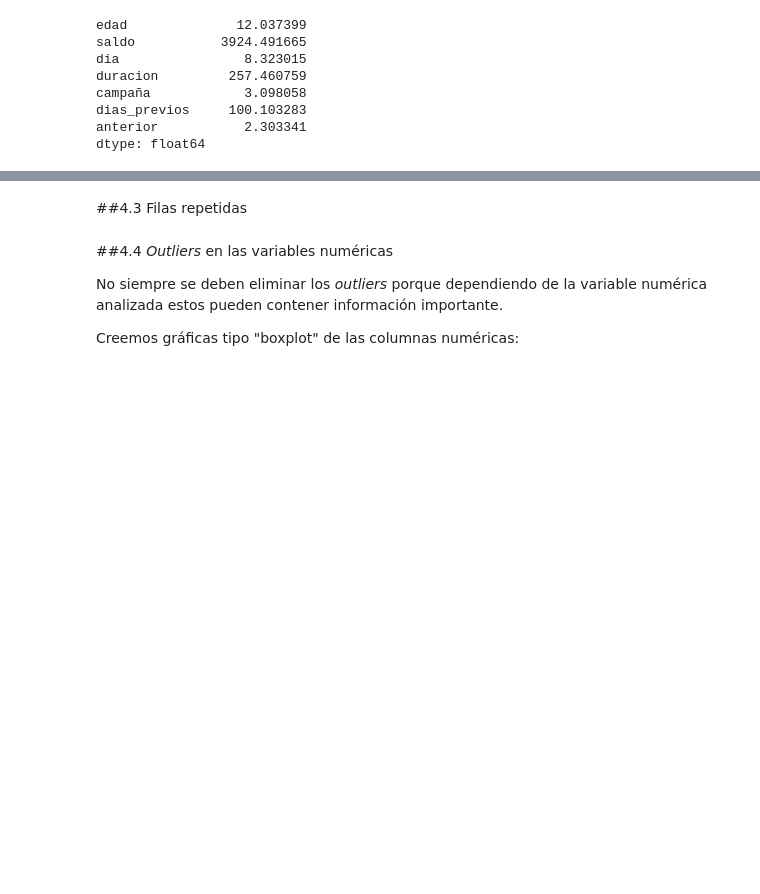
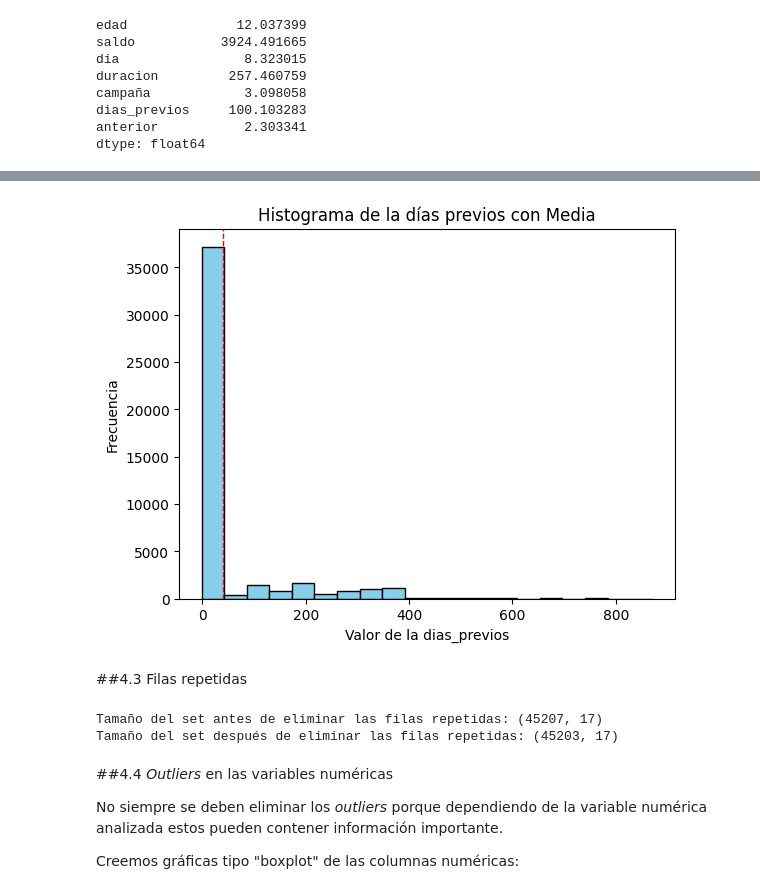
Before and after one commit to jarapha/TalentoTech, a Jupyter notebook: Laboratorio1_TalentoTech.ipynb, the cells around one changed output, grey strips where cells are left out. Saved outputs shown, nothing was run; the diff lists cells and outputs as text; code cells hidden in the pictures; blank space fills up the shorter version.

```diff
--- a/Laboratorio1_TalentoTech.ipynb
+++ b/Laboratorio1_TalentoTech.ipynb
@@ -399,25 +410,30 @@ print("Promedio de dias de contacto:", media)
 # %%
 # Graficar un histograma del atributo "pdays"
-plt.hist(data['pdays'], bins=20, color='skyblue', edgecolor='black')
+plt.hist(df['dias_previos'], bins=20, color='skyblue', edgecolor='black')
 
 # Agregar una línea vertical para mostrar la media
 plt.axvline(media, color='red', linestyle='dashed', linewidth=1)
 
 # Etiquetas y título
-plt.xlabel('Valor de la pdays')
+plt.xlabel('Valor de la dias_previos')
 plt.ylabel('Frecuencia')
-plt.title('Histograma de la pdays con Media')
+plt.title('Histograma de la días previos con Media')
 
 # Mostrar la gráfica
 plt.show()
+# %% [output]
+[figure, added]
 # %% [markdown]
 ##4.3 Filas repetidas
 # %%
 #Mostramos la cantidad de registros antes de aplicar una transformación, limpieza o filtro
-print(f'Tamaño del set antes de eliminar las filas repetidas: {data.shape}')
-data.drop_duplicates(inplace=True)
+print(f'Tamaño del set antes de eliminar las filas repetidas: {df.shape}')
+df.drop_duplicates(inplace=True)
 #Mostramos la cantidad de registros después de aplicar una transformación, limpieza o filtro
-print(f'Tamaño del set después de eliminar las filas repetidas: {data.shape}')
+print(f'Tamaño del set después de eliminar las filas repetidas: {df.shape}')
+# %% [output]
+Tamaño del set antes de eliminar las filas repetidas: (45207, 17)
+Tamaño del set después de eliminar las filas repetidas: (45203, 17)
 # %% [markdown]
 ##4.4 *Outliers* en las variables numéricas
 
```
Also changed, not shown: parts of 25 cells of this notebook.
